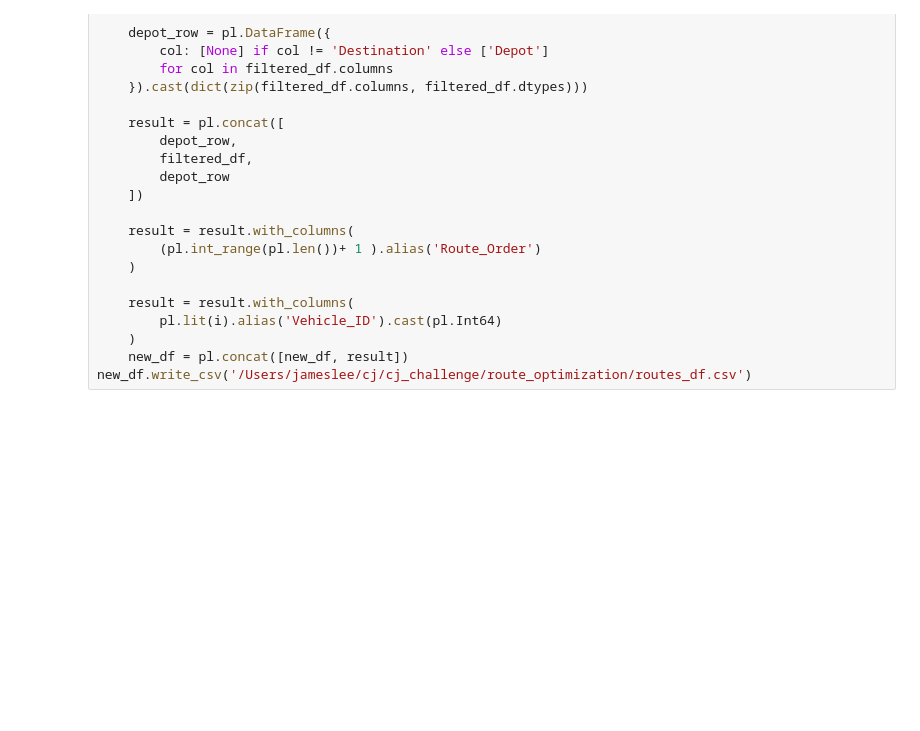
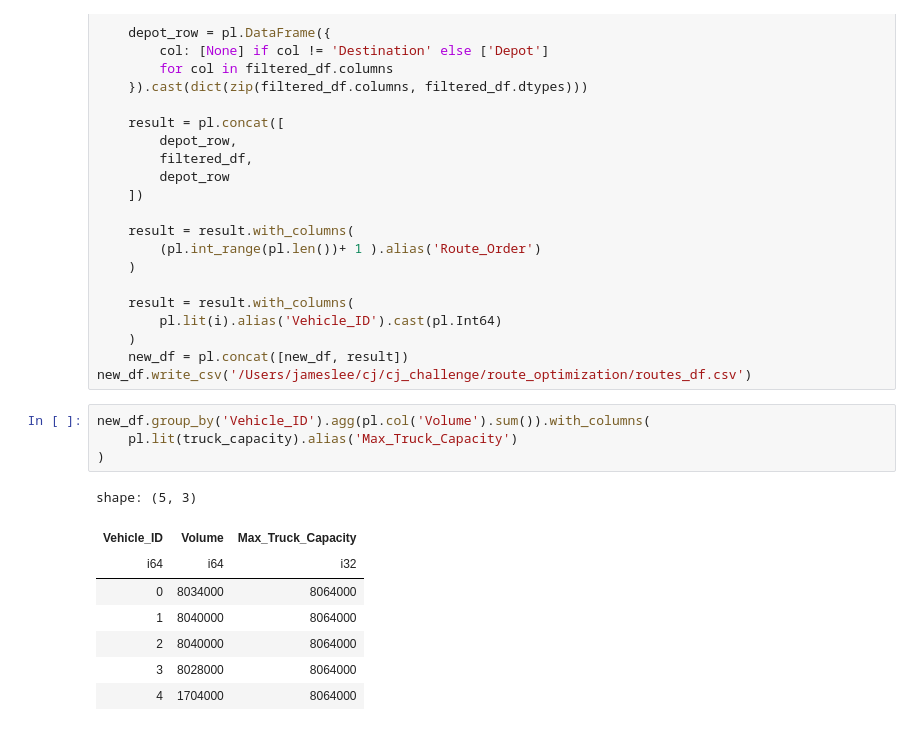
Before and after one commit to kdlee02/cj_challenge, a Jupyter notebook: route_optimization/pyvrp.ipynb, the cells around one changed output. Saved outputs shown, nothing was run; the diff lists cells and outputs as text; blank space fills up the shorter version.

```diff
--- a/route_optimization/pyvrp.ipynb
+++ b/route_optimization/pyvrp.ipynb
@@ -152,3 +154,16 @@ for i in range(len(routes)):
     )
     new_df = pl.concat([new_df, result])
 new_df.write_csv('/Users/jameslee/cj/cj_challenge/route_optimization/routes_df.csv')
+# %%
+new_df.group_by('Vehicle_ID').agg(pl.col('Volume').sum()).with_columns(
+    pl.lit(truck_capacity).alias('Max_Truck_Capacity')
+)
+# %% [output]
+shape: (5, 3)
+| Vehicle_ID | Volume | Max_Truck_Capacity |
+| i64 | i64 | i32 |
+| 0 | 8034000 | 8064000 |
+| 1 | 8040000 | 8064000 |
+| 2 | 8040000 | 8064000 |
+| 3 | 8028000 | 8064000 |
+| 4 | 1704000 | 8064000 |
```
Also changed, not shown: parts of 4 cells of this notebook, 1 other file.
